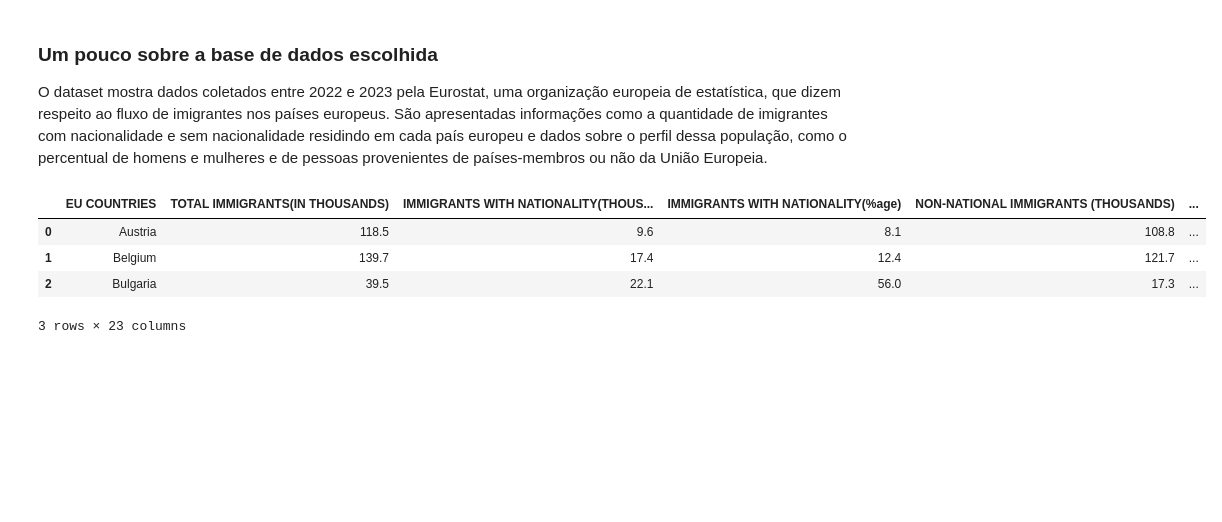
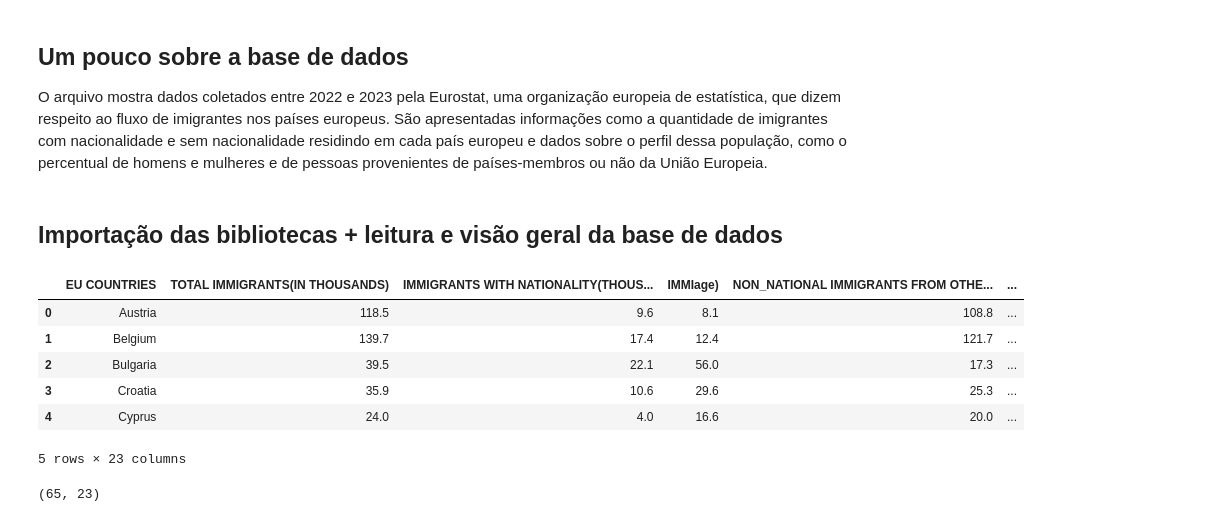
Before and after one commit to reprograma/on26-python-s11-pandas-numpy-I, a Jupyter notebook: exercicios/para-casa/Atividade_casa.ipynb, the cells around one changed output. Drawn from its saved outputs; the diff is of its cells as text; code cells hidden in the pictures; blank space fills up the shorter version.

Commit message:
Entrega da atividade de casa

```diff
--- a/exercicios/para-casa/Atividade_casa.ipynb
+++ b/exercicios/para-casa/Atividade_casa.ipynb
@@ -1,4 +1,6 @@
 # %% [markdown]
-### Um pouco sobre a base de dados escolhida
+## Um pouco sobre a base de dados
 
-O dataset mostra dados coletados entre 2022 e 2023 pela Eurostat, uma organização europeia de estatística, que dizem respeito ao fluxo de imigrantes nos países europeus. São apresentadas informações como a quantidade de imigrantes com nacionalidade e sem nacionalidade residindo em cada país europeu e dados sobre o perfil dessa população, como o percentual de homens e mulheres e de pessoas provenientes de países-membros ou não da União Europeia.
+O arquivo mostra dados coletados entre 2022 e 2023 pela Eurostat, uma organização europeia de estatística, que dizem respeito ao fluxo de imigrantes nos países europeus. São apresentadas informações como a quantidade de imigrantes com nacionalidade e sem nacionalidade residindo em cada país europeu e dados sobre o perfil dessa população, como o percentual de homens e mulheres e de pessoas provenientes de países-membros ou não da União Europeia.
+# %% [markdown]
+## Importação das bibliotecas + leitura e visão geral da base de dados
@@ -5,10 +10,11 @@ O dataset mostra dados coletados entre 2022 e 2023 pela Eurostat, uma organizaç
 # %%
-import pandas as pd
 df = pd.read_csv("EU Immigrants.csv")
-df.head(3)
+df.head()
 # %% [output]
-|  | EU COUNTRIES | TOTAL IMMIGRANTS(IN THOUSANDS) | IMMIGRANTS WITH NATIONALITY(THOUS... | IMMIGRANTS WITH NATIONALITY(%age) | NON-NATIONAL IMMIGRANTS (THOUSANDS) | ... |
+|  | EU COUNTRIES | TOTAL IMMIGRANTS(IN THOUSANDS) | IMMIGRANTS WITH NATIONALITY(THOUS... | IMMIage) | NON_NATIONAL IMMIGRANTS FROM OTHE... | ... |
 | 0 | Austria | 118.5 | 9.6 | 8.1 | 108.8 | ... |
 | 1 | Belgium | 139.7 | 17.4 | 12.4 | 121.7 | ... |
 | 2 | Bulgaria | 39.5 | 22.1 | 56.0 | 17.3 | ... |
+| 3 | Croatia | 35.9 | 10.6 | 29.6 | 25.3 | ... |
+| 4 | Cyprus | 24.0 | 4.0 | 16.6 | 20.0 | ... |
-3 rows × 23 columns
+5 rows × 23 columns
@@ -20,0 +21,4 @@ def processamento():
+# %%
+df.shape
+# %% [output]
+(65, 23)
```
Also changed, not shown: parts of 16 cells of this notebook, 2 other files.
